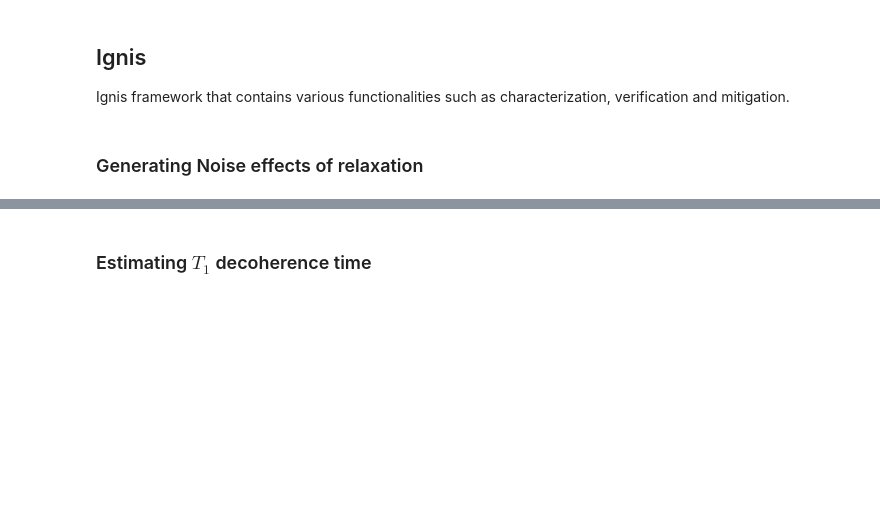
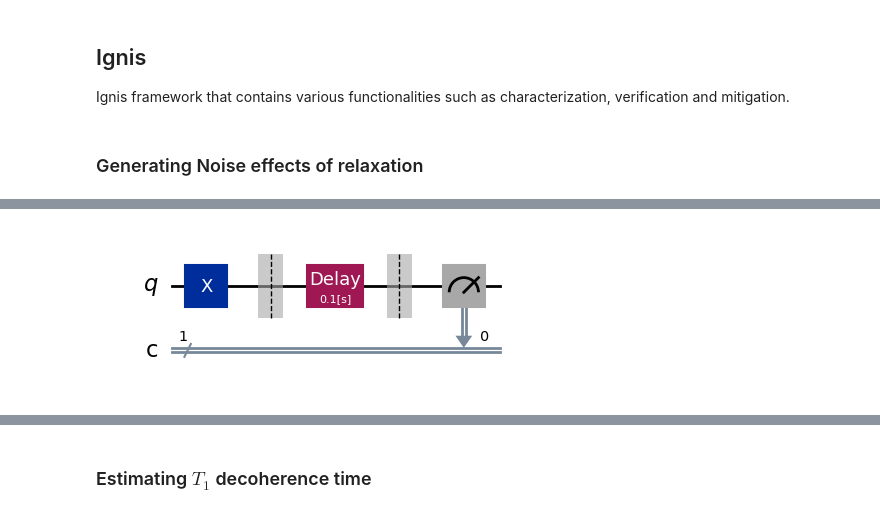
Before and after one commit to dipankardas011/Quantum-Coding, a Jupyter notebook: error-mitigation.ipynb, the cells around one changed output, grey strips where cells are left out. Drawn from its saved outputs; the diff is of its cells as text; code cells hidden in the pictures; blank space fills up the shorter version.

```diff
--- a/error-mitigation.ipynb
+++ b/error-mitigation.ipynb
@@ -10,0 +89,11 @@ noise type as decoherence.
+# %%
+#------------FROM HERE----------------
+num_of_gates = np.append((np.linspace(1, 100, 12)).astype(int), np.array([200,400,800,1000,2000,4000]))
+gate_time = 0.1
+
+qubits = [0]
+
+exp = T1(physical_qubits=qubits, delays=num_of_gates*gate_time)
+exp.circuits()[0].draw('mpl')
+# %% [output]
+[figure, added]
```
Also changed, not shown: parts of 14 cells of this notebook, 1 other file.
